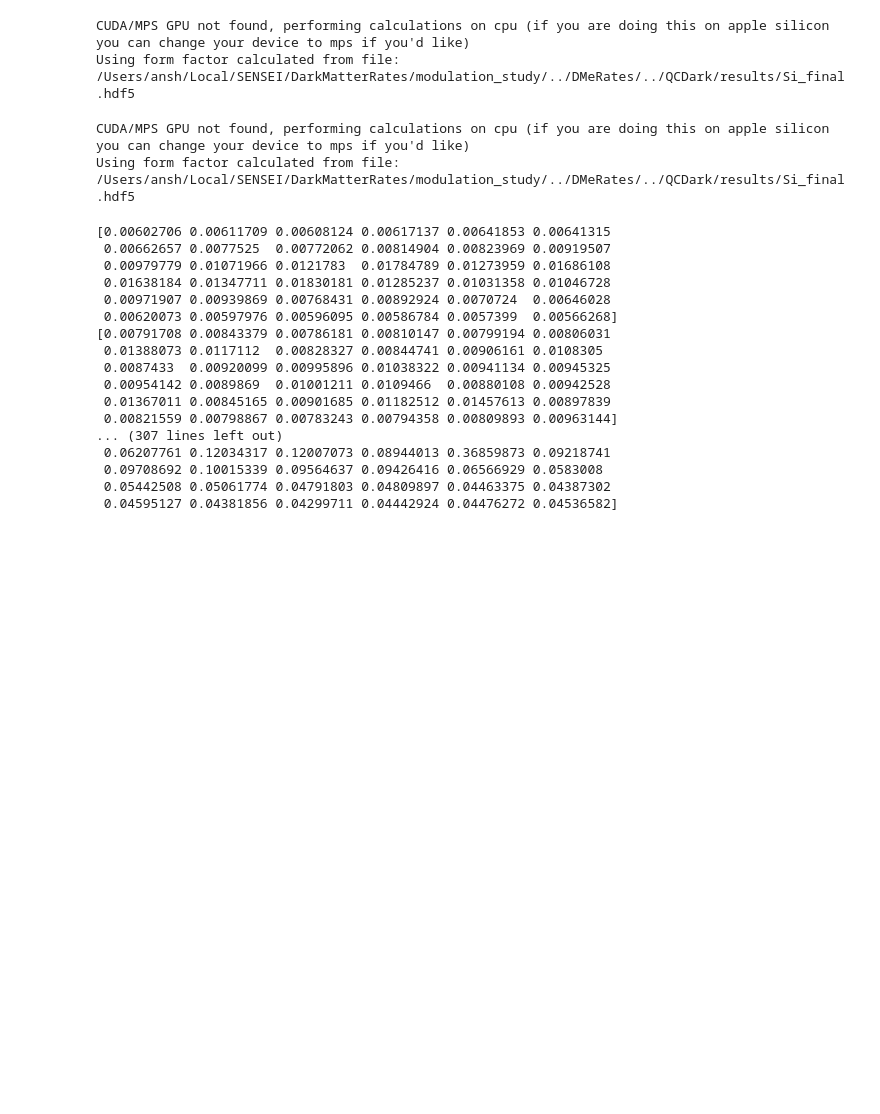
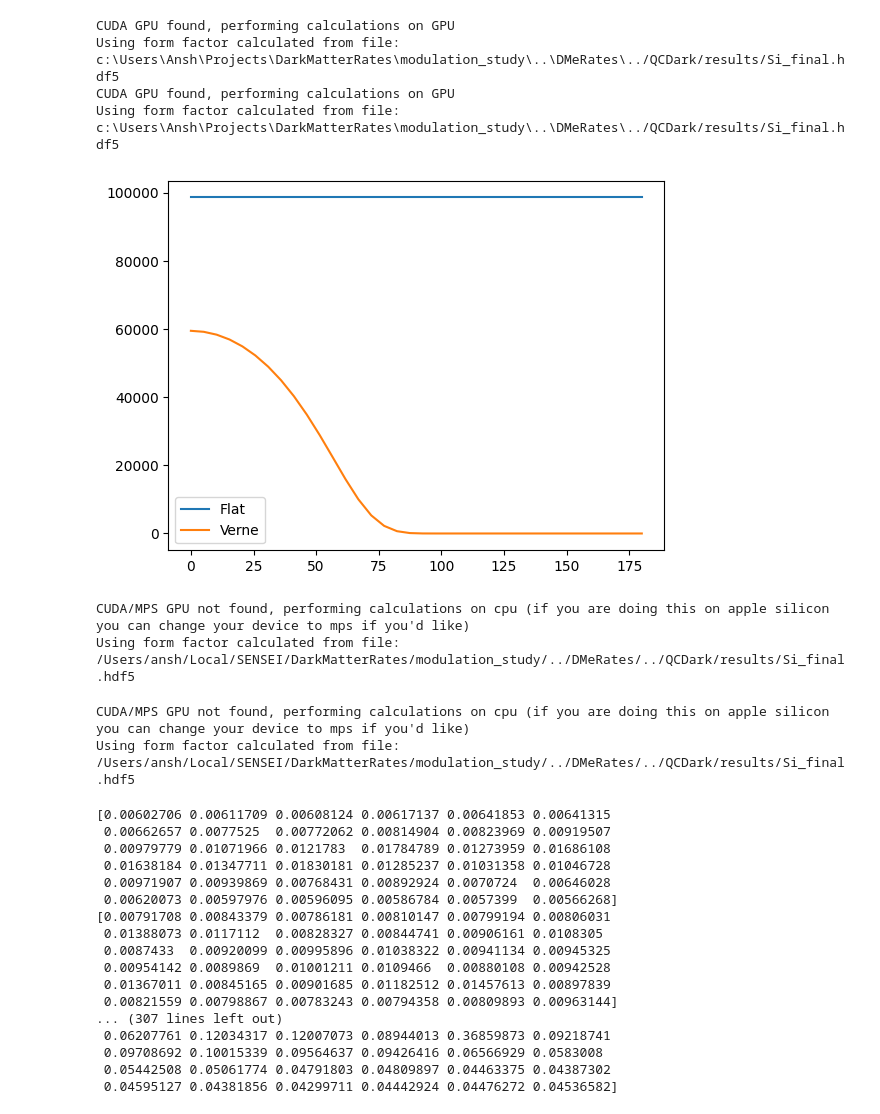
Before and after one commit to ande8412/DarkMatterRates, a Jupyter notebook: modulation_study/modulation_rates_generating.ipynb, the cells around one changed output. Drawn from its saved outputs; the diff is of its cells as text; code cells hidden in the pictures; blank space fills up the shorter version.

```diff
--- a/modulation_study/modulation_rates_generating.ipynb
+++ b/modulation_study/modulation_rates_generating.ipynb
@@ -3,17 +50,27 @@ from Modulation import get_modulated_rates
 # %%
-test_mX = 1. #MeV
-test_cs = 1e-34
+test_mX = .6 #MeV
+test_cs = 1e-29
 FDMn = 2
 ne = 1
 useQCDark = True
 i_v,r_v = get_modulated_rates('Si',test_mX,test_cs,FDMn,ne,useVerne=True,useQCDark=useQCDark)
+i_f,r_f = get_modulated_rates('Si',test_mX,test_cs,FDMn,ne,useVerne=True,useQCDark=useQCDark,flat=True)
 
 # i_d,r_d = get_modulated_rates('Si',test_mX,test_cs,FDMn,ne,useVerne=False,useQCDark=useQCDark)
+r_v = r_v*nu.kg * nu.day
+r_f = r_f *nu.kg * nu.day
 
 import matplotlib.pyplot as plt
+plt.plot(i_f,r_f,label='Flat')
 
 plt.plot(i_v,r_v,label='Verne')
 # plt.plot(i_d,r_d,label='DaMaSCUS')
 plt.legend()
 plt.show()
 plt.close()
+# %% [output]
+CUDA GPU found, performing calculations on GPU
+Using form factor calculated from file: c:\Users\Ansh\Projects\DarkMatterRates\modulation_study\..\DMeRates\../QCDark/results/Si_final.hdf5
+CUDA GPU found, performing calculations on GPU
+Using form factor calculated from file: c:\Users\Ansh\Projects\DarkMatterRates\modulation_study\..\DMeRates\../QCDark/results/Si_final.hdf5
+[figure, added]
```
Also changed, not shown: parts of 3 cells of this notebook, 1 other file.
